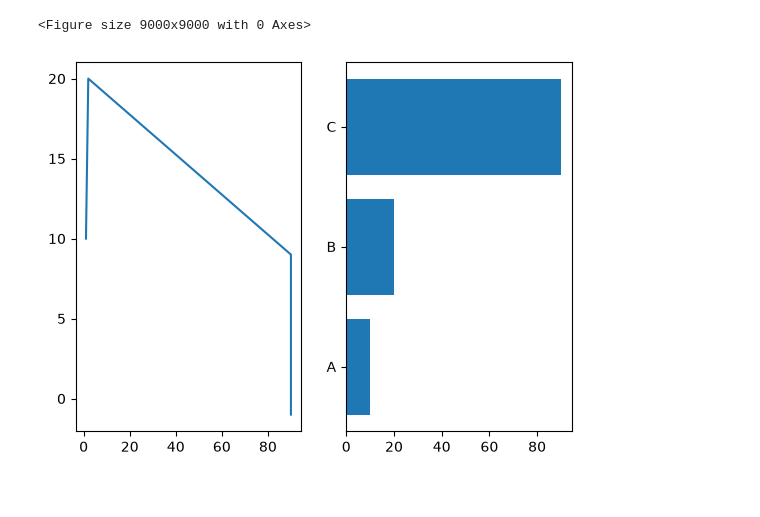
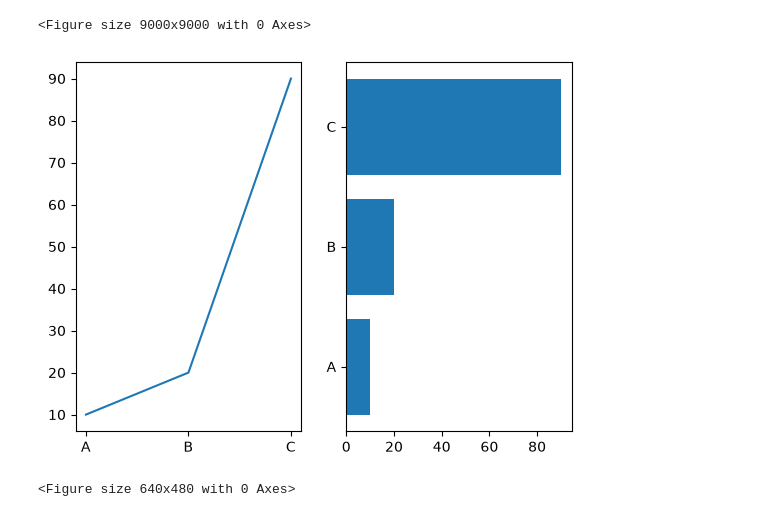
Before and after one commit to pLAyME0037/studying_code, a Jupyter notebook: python/jupitor/matplotlib.ipynb, the cells around one changed output. Drawn from its saved outputs; the diff is of its cells as text; code cells hidden in the pictures.

```diff
--- a/python/jupitor/matplotlib.ipynb
+++ b/python/jupitor/matplotlib.ipynb
@@ -127,14 +127,18 @@ plt.show()
 # %%
 import matplotlib.pyplot as plt
 
 plt.subplot(1, 2, 1)
+x = ['A', 'B', 'C']
+y = [10, 20, 90]
 plt.plot(x, y)
 
 plt.subplot(1, 2, 2)
 x_ = ['A', 'B', 'C']
 y_ = [10, 20, 90]
 
 plt.barh(x_, y_)
 plt.show()
+plt.savefig("salefig.png")
 # %% [output]
-[figure, old version]
+[figure, new version]
+<Figure size 640x480 with 0 Axes>
```
Also changed, not shown: 6 other files.
